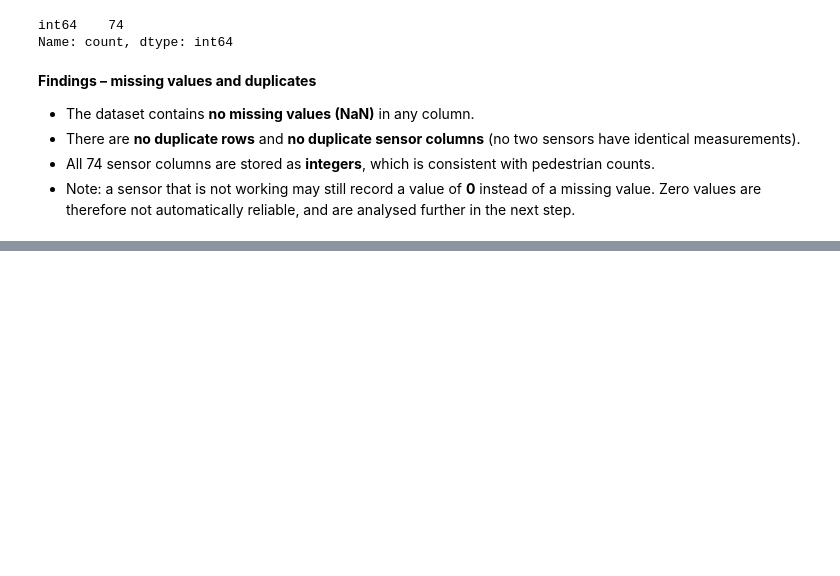
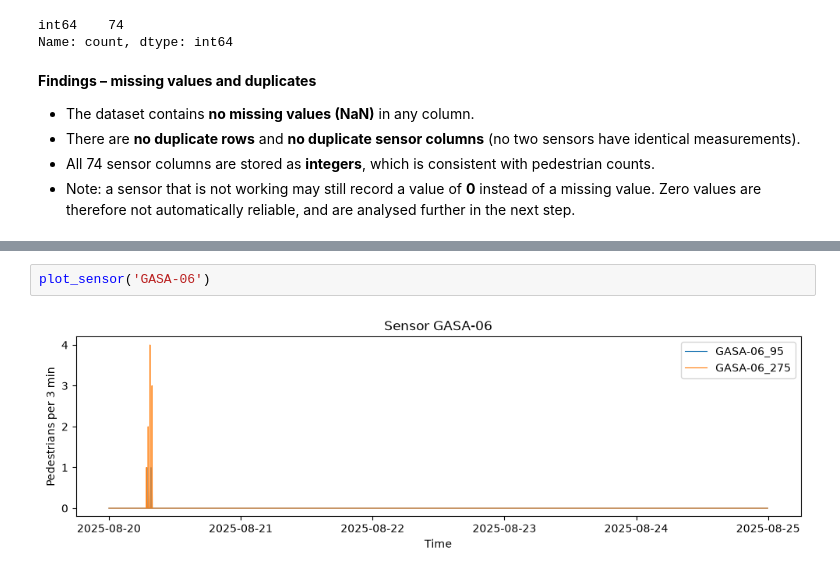
Before and after one commit to AnoushkaV/SAILproject, a Jupyter notebook: Analysation/data_cleaning.ipynb, the cells around one changed output, grey strips where cells are left out. Cells and saved outputs as stored; diff of their text form; blank space fills up the shorter version.

```diff
--- a/Analysation/data_cleaning.ipynb
+++ b/Analysation/data_cleaning.ipynb
@@ -239,0 +319,4 @@ Name: count, dtype: int64
+# %%
+plot_sensor('GASA-06')
+# %% [output]
+[figure, added]
```
Also changed, not shown: parts of 12 cells of this notebook.
